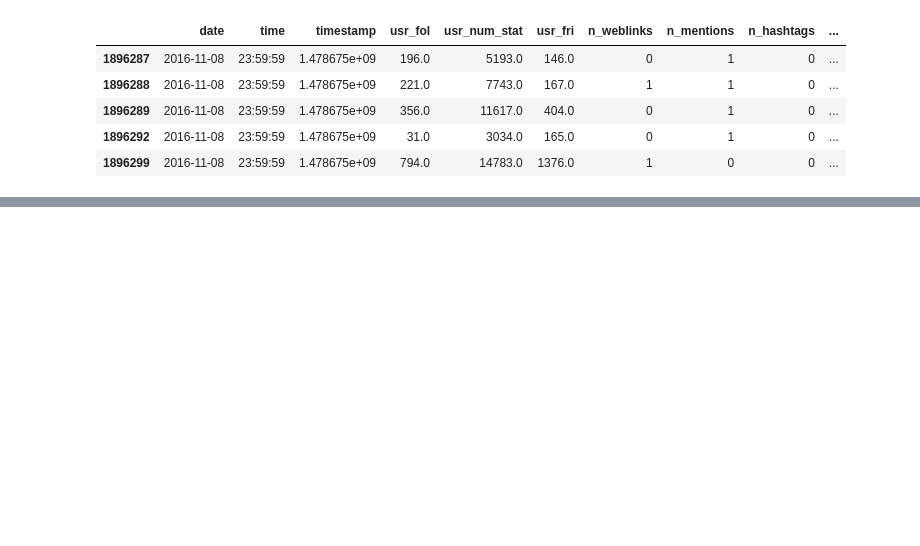
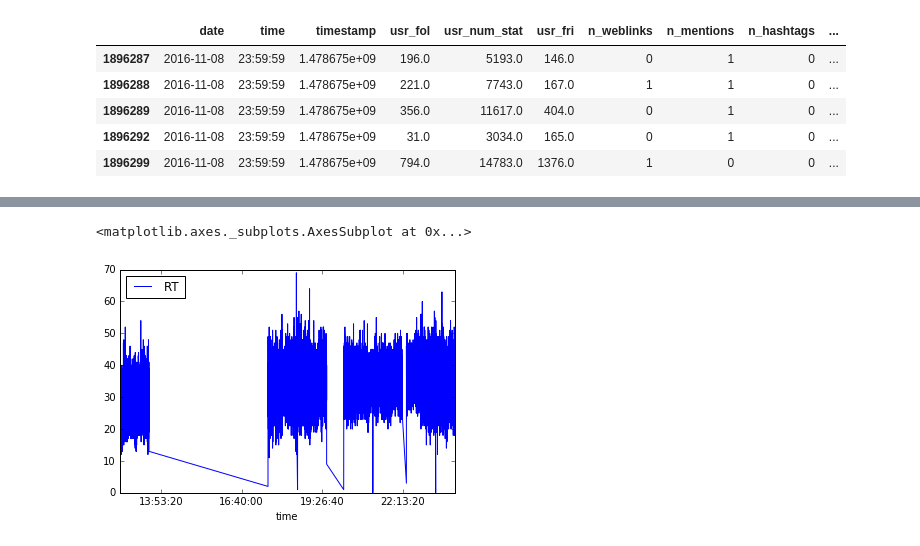
Before and after one commit to dgmiller/rattlesnake, a Jupyter notebook: final_project/election.ipynb, the cells around one changed output, grey strips where cells are left out. Cells and saved outputs as stored; diff of their text form; code cells hidden in the pictures; blank space fills up the shorter version.

```diff
--- a/final_project/election.ipynb
+++ b/final_project/election.ipynb
@@ -80,6 +62,8 @@ hrc_df.head()
 # %%
-hrc_df_dates = hrc_df.groupby(by='date')
-hrc_df_dates.get_group(hrc_df_dates.groups.keys()[9]).tail()
+hrc_df = hrc.make_df()
+hrc_df = hrc_df.groupby(by='date')
+hrc_df = hrc_df.get_group(hrc_df.groups.keys()[9])
+hrc_df.tail()
 # %% [output]
 |  | date | time | timestamp | usr_fol | usr_num_stat | usr_fri | n_weblinks | n_mentions | n_hashtags | ... |
 | 1896287 | 2016-11-08 | 23:59:59 | 1.478675e+09 | 196.0 | 5193.0 | 146.0 | 0 | 1 | 0 | ... |
@@ -87,3 +71,6 @@ hrc_df_dates.get_group(hrc_df_dates.groups.keys()[9]).tail()
 | 1896289 | 2016-11-08 | 23:59:59 | 1.478675e+09 | 356.0 | 11617.0 | 404.0 | 0 | 1 | 0 | ... |
 | 1896292 | 2016-11-08 | 23:59:59 | 1.478675e+09 | 31.0 | 3034.0 | 165.0 | 0 | 1 | 0 | ... |
 | 1896299 | 2016-11-08 | 23:59:59 | 1.478675e+09 | 794.0 | 14783.0 | 1376.0 | 1 | 0 | 0 | ... |
+# %%
+ex = hrc_df.groupby(by='time').sum()
+ex.head()
@@ -89,0 +85,6 @@ hrc_df_dates.get_group(hrc_df_dates.groups.keys()[9]).tail()
+# %%
+ex.sort_values(by='timestamp',inplace=True)
+ex.plot(y='RT')
+# %% [output]
+<matplotlib.axes._subplots.AxesSubplot at 0x...>
+[figure, added]
```
Also changed, not shown: parts of 10 cells of this notebook.
